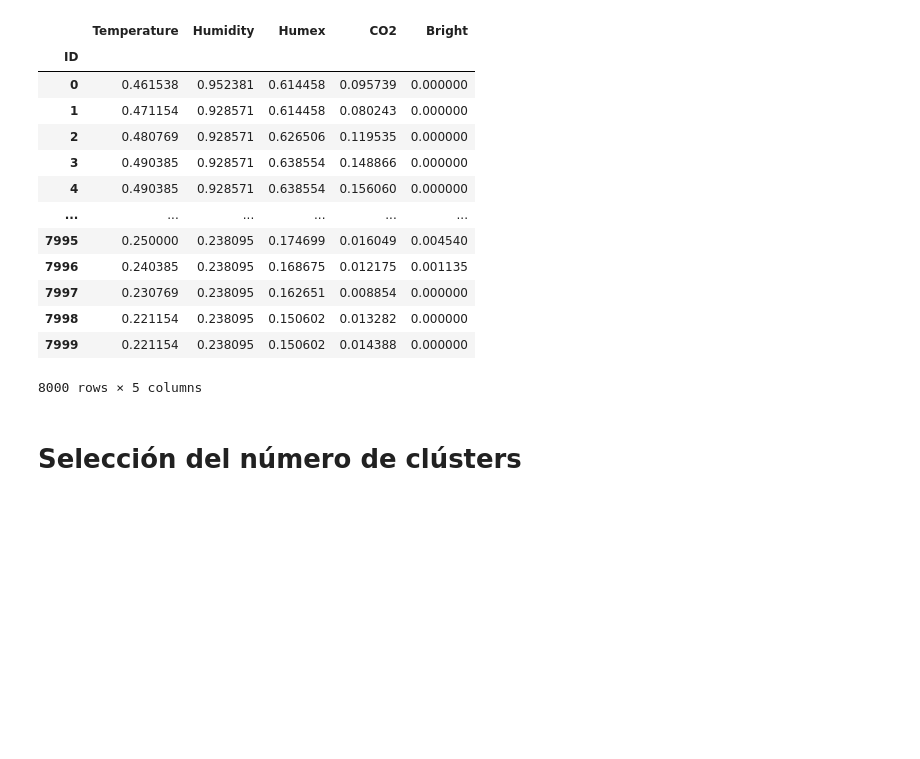
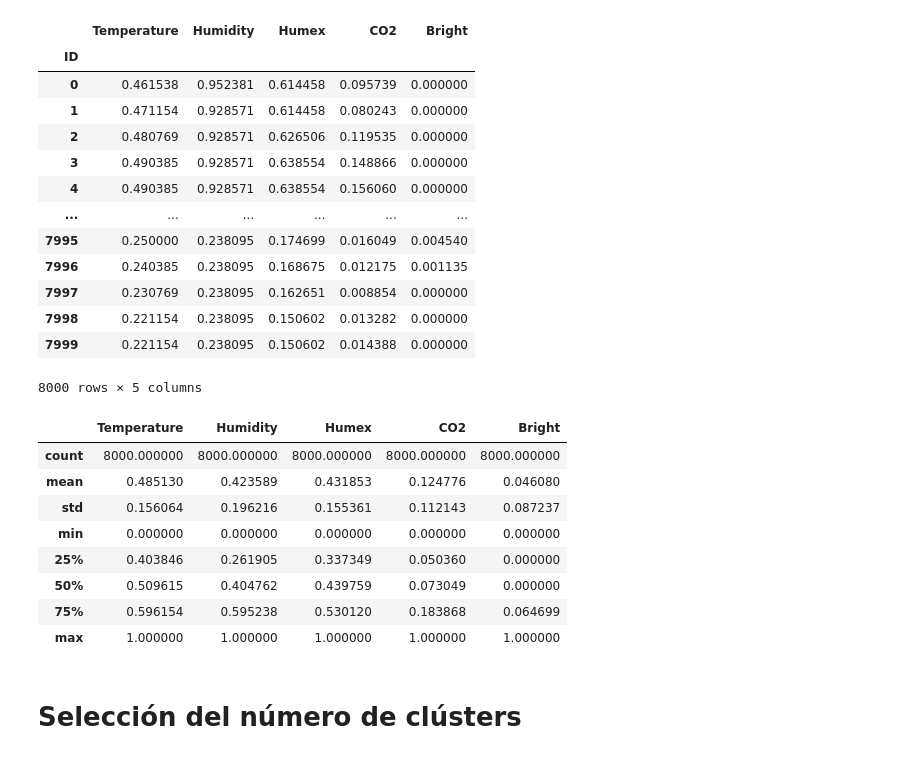
Before and after one commit to AnIsAsPe/Aprendizaje-no-supervisado, a Jupyter notebook: Aprendizaje_no_supervisado.ipynb, the cells around one changed output. Cells and saved outputs as stored; diff of their text form; code cells hidden in the pictures; blank space fills up the shorter version.

```diff
--- a/Aprendizaje_no_supervisado.ipynb
+++ b/Aprendizaje_no_supervisado.ipynb
@@ -156,6 +169,18 @@ datos_escalados
 | 7998 | 0.221154 | 0.238095 | 0.150602 | 0.013282 | 0.000000 |
 | 7999 | 0.221154 | 0.238095 | 0.150602 | 0.014388 | 0.000000 |
 8000 rows × 5 columns
+# %%
+datos_escalados.describe()
+# %% [output]
+|  | Temperature | Humidity | Humex | CO2 | Bright |
+| count | 8000.000000 | 8000.000000 | 8000.000000 | 8000.000000 | 8000.000000 |
+| mean | 0.485130 | 0.423589 | 0.431853 | 0.124776 | 0.046080 |
+| std | 0.156064 | 0.196216 | 0.155361 | 0.112143 | 0.087237 |
+| min | 0.000000 | 0.000000 | 0.000000 | 0.000000 | 0.000000 |
+| 25% | 0.403846 | 0.261905 | 0.337349 | 0.050360 | 0.000000 |
+| 50% | 0.509615 | 0.404762 | 0.439759 | 0.073049 | 0.000000 |
+| 75% | 0.596154 | 0.595238 | 0.530120 | 0.183868 | 0.064699 |
+| max | 1.000000 | 1.000000 | 1.000000 | 1.000000 | 1.000000 |
 # %% [markdown]
 # Selección del número de clústers
 # %% [markdown]
```
Also changed, not shown: parts of 10 cells of this notebook.
